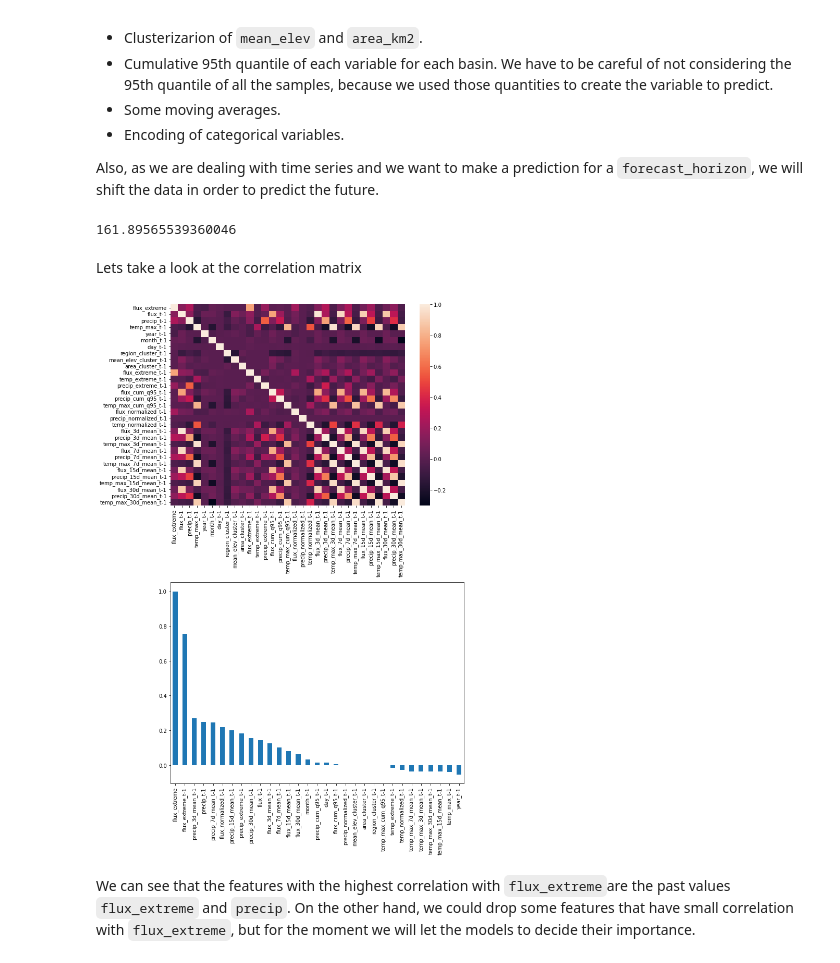
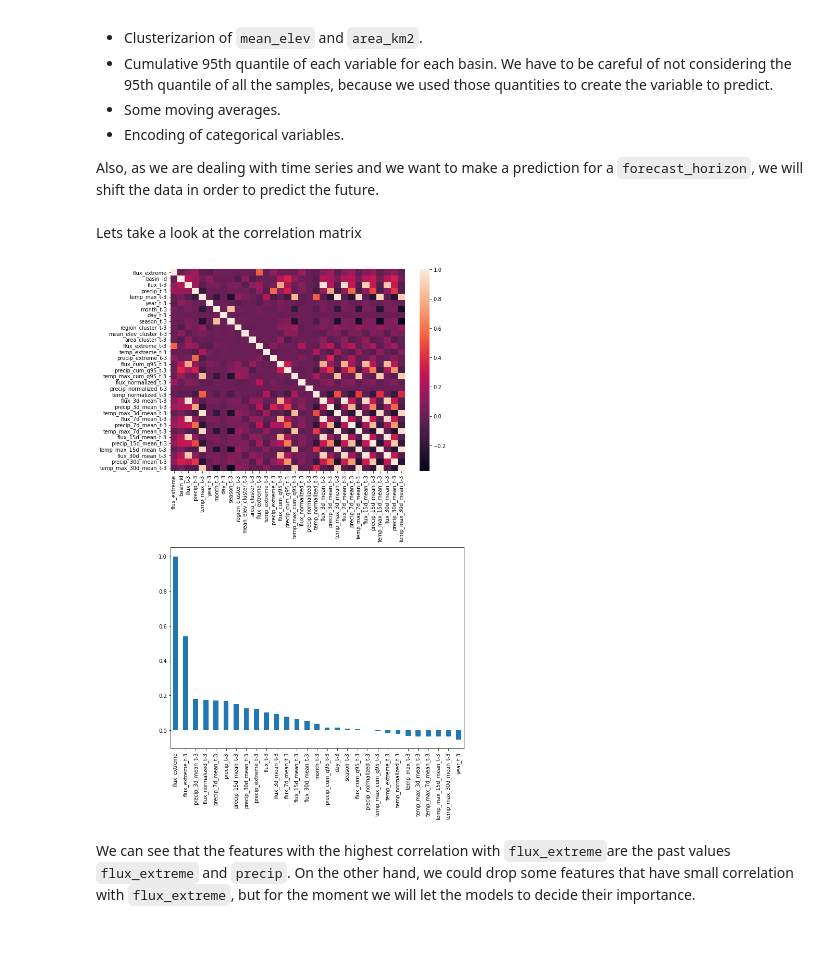
Before and after one commit to fmzhz/watershed-challenge, a Jupyter notebook: notebooks/watersheds.ipynb, the cells around one changed output. Saved outputs shown, nothing was run; the diff lists cells and outputs as text; code cells hidden in the pictures.

Commit message:
Add support for choosing forcast horizon

```diff
--- a/notebooks/watersheds.ipynb
+++ b/notebooks/watersheds.ipynb
@@ -601,11 +600,14 @@ to_drop = [
     "area_km2",
 ]
 
-categorical_features = ["basin_id", "season_t-1,"]
-
-forecast_horizon = 1
+categorical_features = [
+    'basin_id',
+    f'region_cluster_t-{forecast_horizon}',
+    f'mean_elev_cluster_t-{forecast_horizon}',
+    f'area_cluster_t-{forecast_horizon}',
+]
 # %%
-def get_features() -> tuple[pd.DataFrame, pd.Series]:
+def get_features(forecast_horizon : int = 1) -> tuple[pd.DataFrame, pd.Series]:
     """
     Load and preprocess the dataset.
 
@@ -690,22 +692,18 @@ def get_features() -> tuple[pd.DataFrame, pd.Series]:
         df, df_30d, how="left", on=["basin_id", "date"], suffixes=("", "_30d_mean")
     )
 
-    from sklearn.preprocessing import LabelEncoder
+    from sklearn.preprocessing import LabelEncoder, OrdinalEncoder
 
     le_id = LabelEncoder()
-    le_id.fit(df["basin_id"])
-    df["basin_id"] = le_id.transform(df["basin_id"])
-    df["basin_id"] = df["basin_id"].astype("category")
+    df["basin_id"] = le_id.fit_transform(df["basin_id"])
 
-    le_season = LabelEncoder()
-    le_season.fit(df["season"])
-    df["season"] = le_season.transform(df["season"])
-    df["season"] = df["season"].astype("category")
+    le_season = OrdinalEncoder(categories=[['summer', 'autumn', 'winter', 'spring']])
+    df["season"] = le_season.fit_transform(df.loc[:,['season']])[:,0]
 
     df = df.drop(to_drop, axis=1)
 
     shifted_df = df.groupby(by=["basin_id"]).shift(forecast_horizon)
-    shifted_df.columns = [x + f"_t-{forecast_horizon}" for x in shifted_df.columns]
+    shifted_df.columns = [f"{x}_t-{forecast_horizon}" for x in shifted_df.columns]
     df = pd.concat([df["flux_extreme"], df["basin_id"], shifted_df], axis=1)
     df = df.dropna(axis=0)
     X = df.drop(columns=["flux_extreme"])
@@ -713,28 +711,19 @@ def get_features() -> tuple[pd.DataFrame, pd.Series]:
 
     return X, y
 # %%
-import time
-
-start = time.time()
-
-X, y = get_features()
-
-end = time.time()
-print(end - start)
+X, y = get_features(forecast_horizon=3)
-# %% [output]
-161.89565539360046
 # %% [markdown]
 Lets take a look at the correlation matrix
 # %%
 fig, ax = plt.subplots(2, 1, figsize=(10, 15))
 
 sns.heatmap(pd.concat([y, X], axis=1).corr(), ax=ax[0])
-pd.concat([X, y], axis=1).corr()["flux_extreme"].sort_values(ascending=False).plot.bar(
+pd.concat([X.drop(columns=categorical_features), y], axis=1).corr()["flux_extreme"].sort_values(ascending=False).plot.bar(
     ax=ax[1]
 )
 fig.tight_layout()
 # %% [output]
-[figure, old version]
+[figure, new version]
 # %% [markdown]
 We can see that the features with the highest correlation with `flux_extreme`are the past values `flux_extreme` and `precip`.
 On the other hand, we could drop some features that have small correlation with `flux_extreme`, but for the moment we will let the models to decide their importance.
```
Also changed, not shown: parts of 23 cells of this notebook.
